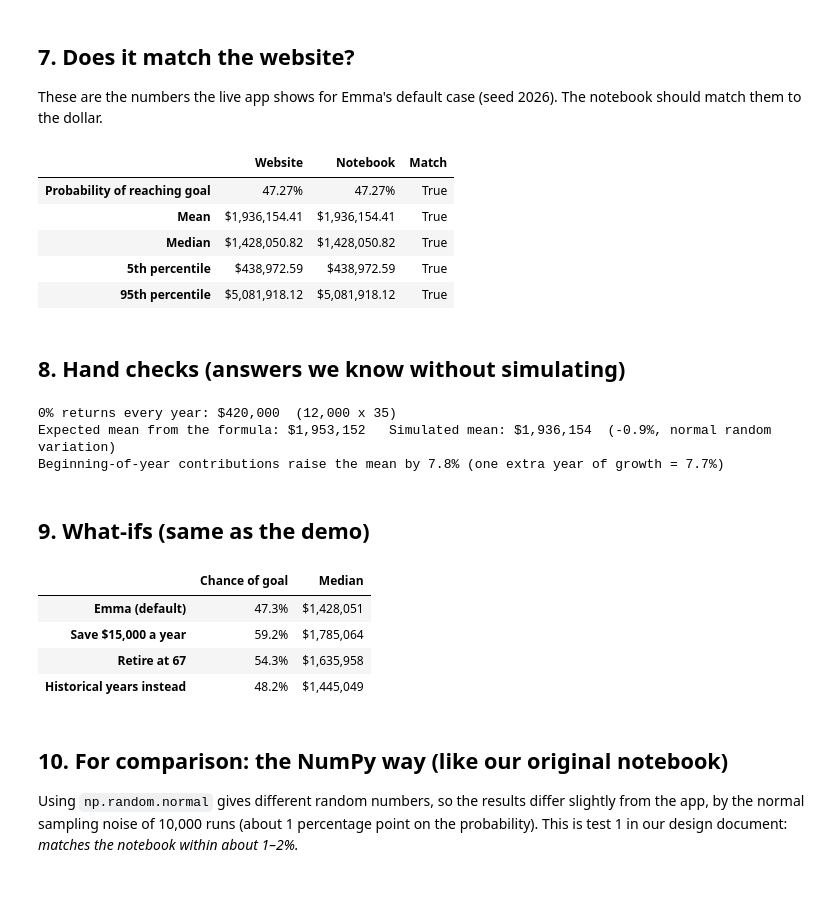
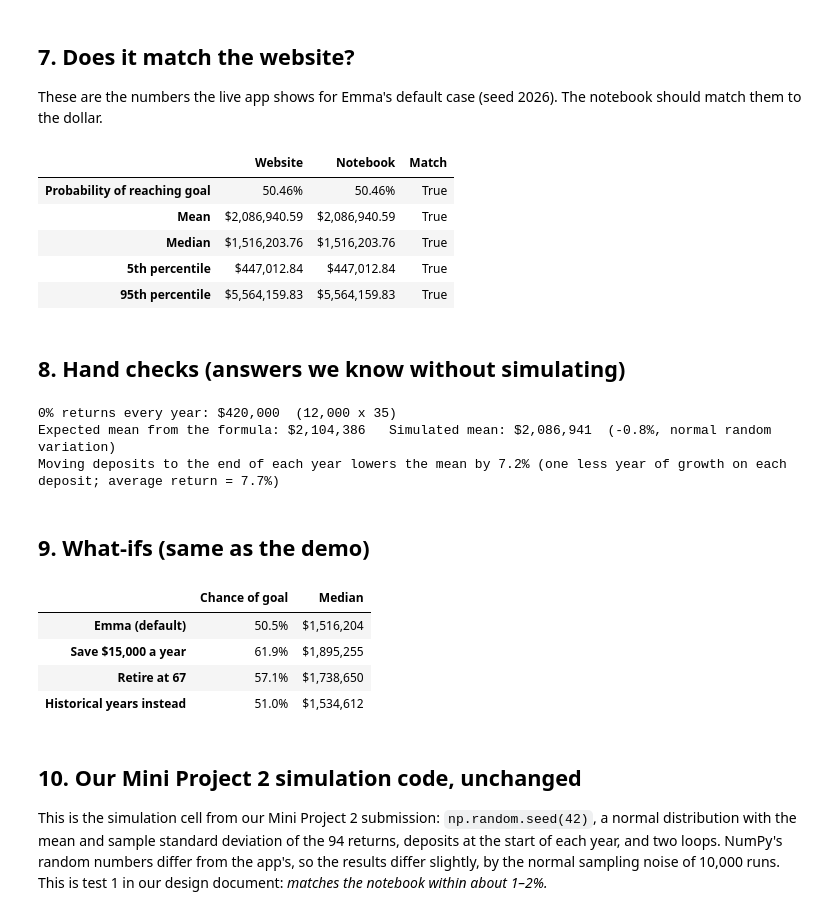
Before and after one commit to ldiazbusquets/retirement-sim, a Jupyter notebook: notebook/retirement_simulation.ipynb, the cells around one changed output. Drawn from its saved outputs; the diff is of its cells as text; code cells hidden in the pictures; blank space fills up the shorter version.

```diff
--- a/notebook/retirement_simulation.ipynb
+++ b/notebook/retirement_simulation.ipynb
@@ -76,7 +76,8 @@ Worst 1931 (-47.1%)   Best 1954 (45.0%)
 # %%
 current_age    = 30
 retirement_age = 65
-contribution   = 12_000      # dollars per year, added at the END of each year (as in Mini Project 2)
+contribution   = 12_000      # dollars per year
+timing         = 'begin'     # added at the START of each year, as in our Mini Project 2
 start_balance  = 0
 goal           = 1_500_000
 n_sims         = 10_000
@@ -111,7 +112,7 @@ def normal_return(rand):
 ## 5. The simulation (same loops as Mini Project 2)
 # %%
 def simulate(contribution=contribution, years=years, start_balance=start_balance,
-             n_sims=n_sims, seed=seed, timing='end', model='normal'):
+             n_sims=n_sims, seed=seed, timing=timing, model='normal'):
     rand = mulberry32(seed)
     outcomes = []
     for s in range(n_sims):                      # outer loop: one simulated life per pass
@@ -170,37 +171,38 @@ plt.show()
 
 These are the numbers the live app shows for Emma's default case (seed 2026). The notebook should match them to the dollar.
 # %%
-app = {'Probability of reaching goal': 0.4727, 'Mean': 1936154.41, 'Median': 1428050.82,
-       '5th percentile': 438972.59, '95th percentile': 5081918.12}
+app = {'Probability of reaching goal': 0.5046, 'Mean': 2086940.59, 'Median': 1516203.76,
+       '5th percentile': 447012.84, '95th percentile': 5564159.83}
 mine = {'Probability of reaching goal': (wealth >= goal).mean(), 'Mean': wealth.mean(), 'Median': np.median(wealth),
         '5th percentile': np.percentile(wealth, 5), '95th percentile': np.percentile(wealth, 95)}
 check = pd.DataFrame({'Website': app, 'Notebook': mine})
 check['Match'] = [abs(check.loc[k, 'Website'] - check.loc[k, 'Notebook']) < (1e-4 if 'Prob' in k else 1) for k in check.index]
 fmt = lambda k, x: f"{x:.2%}" if 'Prob' in k else f"${x:,.2f}"
 check.assign(
     Website=[fmt(k, x) for k, x in check['Website'].items()],
     Notebook=[fmt(k, x) for k, x in check['Notebook'].items()])
 # %% [output]
 |  | Website | Notebook | Match |
-| Probability of reaching goal | 47.27% | 47.27% | True |
-| Mean | $1,936,154.41 | $1,936,154.41 | True |
-| Median | $1,428,050.82 | $1,428,050.82 | True |
-| 5th percentile | $438,972.59 | $438,972.59 | True |
-| 95th percentile | $5,081,918.12 | $5,081,918.12 | True |
+| Probability of reaching goal | 50.46% | 50.46% | True |
+| Mean | $2,086,940.59 | $2,086,940.59 | True |
+| Median | $1,516,203.76 | $1,516,203.76 | True |
+| 5th percentile | $447,012.84 | $447,012.84 | True |
+| 95th percentile | $5,564,159.83 | $5,564,159.83 | True |
 # %% [markdown]
 ## 8. Hand checks (answers we know without simulating)
 # %%
-fv_annuity = contribution * ((1 + mean) ** years - 1) / mean
+# Future value of an annuity due (deposits at the start of each year), at the average return
+fv_annuity_due = contribution * ((1 + mean) ** years - 1) / mean * (1 + mean)
 print(f"0% returns every year: ${contribution * years:,.0f}  (12,000 x 35)")
-print(f"Expected mean from the formula: ${fv_annuity:,.0f}   Simulated mean: ${wealth.mean():,.0f}  "
-      f"({wealth.mean() / fv_annuity - 1:+.1%}, normal random variation)")
-w_begin = simulate(timing='begin')
-print(f"Beginning-of-year contributions raise the mean by {w_begin.mean() / wealth.mean() - 1:.1%} "
-      f"(one extra year of growth = {mean:.1%})")
+print(f"Expected mean from the formula: ${fv_annuity_due:,.0f}   Simulated mean: ${wealth.mean():,.0f}  "
+      f"({wealth.mean() / fv_annuity_due - 1:+.1%}, normal random variation)")
+w_end = simulate(timing='end')
+print(f"Moving deposits to the end of each year lowers the mean by {1 - w_end.mean() / wealth.mean():.1%} "
+      f"(one less year of growth on each deposit; average return = {mean:.1%})")
 # %% [output]
 0% returns every year: $420,000  (12,000 x 35)
-Expected mean from the formula: $1,953,152   Simulated mean: $1,936,154  (-0.9%, normal random variation)
-Beginning-of-year contributions raise the mean by 7.8% (one extra year of growth = 7.7%)
+Expected mean from the formula: $2,104,386   Simulated mean: $2,086,941  (-0.8%, normal random variation)
+Moving deposits to the end of each year lowers the mean by 7.2% (one less year of growth on each deposit; average return = 7.7%)
 # %% [markdown]
 ## 9. What-ifs (same as the demo)
 # %%
@@ -213,11 +215,11 @@ cases = {
 pd.DataFrame({name: {'Chance of goal': f"{(w >= goal).mean():.1%}", 'Median': f"${np.median(w):,.0f}"} for name, w in cases.items()}).T
 # %% [output]
 |  | Chance of goal | Median |
-| Emma (default) | 47.3% | $1,428,051 |
-| Save $15,000 a year | 59.2% | $1,785,064 |
-| Retire at 67 | 54.3% | $1,635,958 |
-| Historical years instead | 48.2% | $1,445,049 |
+| Emma (default) | 50.5% | $1,516,204 |
+| Save $15,000 a year | 61.9% | $1,895,255 |
+| Retire at 67 | 57.1% | $1,738,650 |
+| Historical years instead | 51.0% | $1,534,612 |
 # %% [markdown]
-## 10. For comparison: the NumPy way (like our original notebook)
+## 10. Our Mini Project 2 simulation code, unchanged
 
-Using `np.random.normal` gives different random numbers, so the results differ slightly from the app, by the normal sampling noise of 10,000 runs (about 1 percentage point on the probability). This is test 1 in our design document: *matches the notebook within about 1–2%.*
+This is the simulation cell from our Mini Project 2 submission: `np.random.seed(42)`, a normal distribution with the mean and sample standard deviation of the 94 returns, deposits at the start of each year, and two loops. NumPy's random numbers differ from the app's, so the results differ slightly, by the normal sampling noise of 10,000 runs. This is test 1 in our design document: *matches the notebook within about 1–2%.*
```
Also changed, not shown: parts of 5 cells of this notebook, 4 other files.
